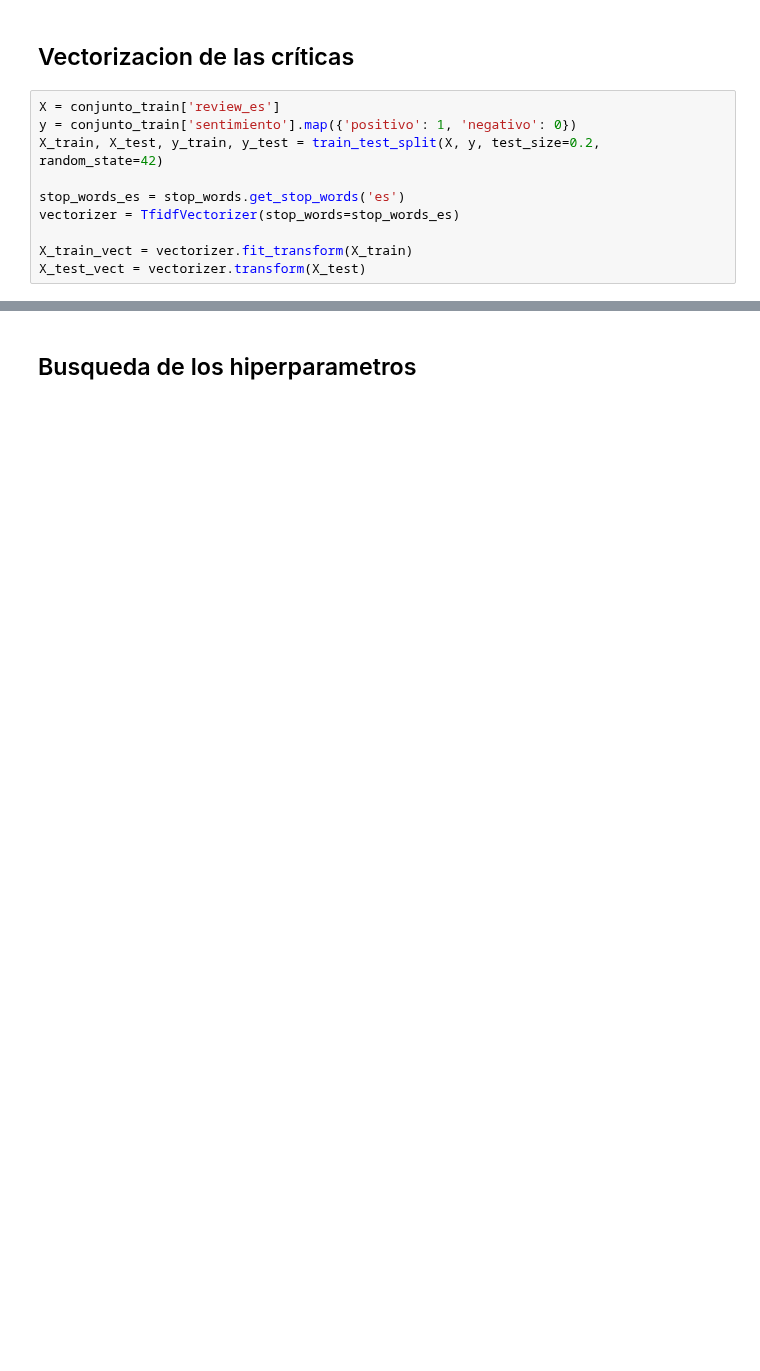
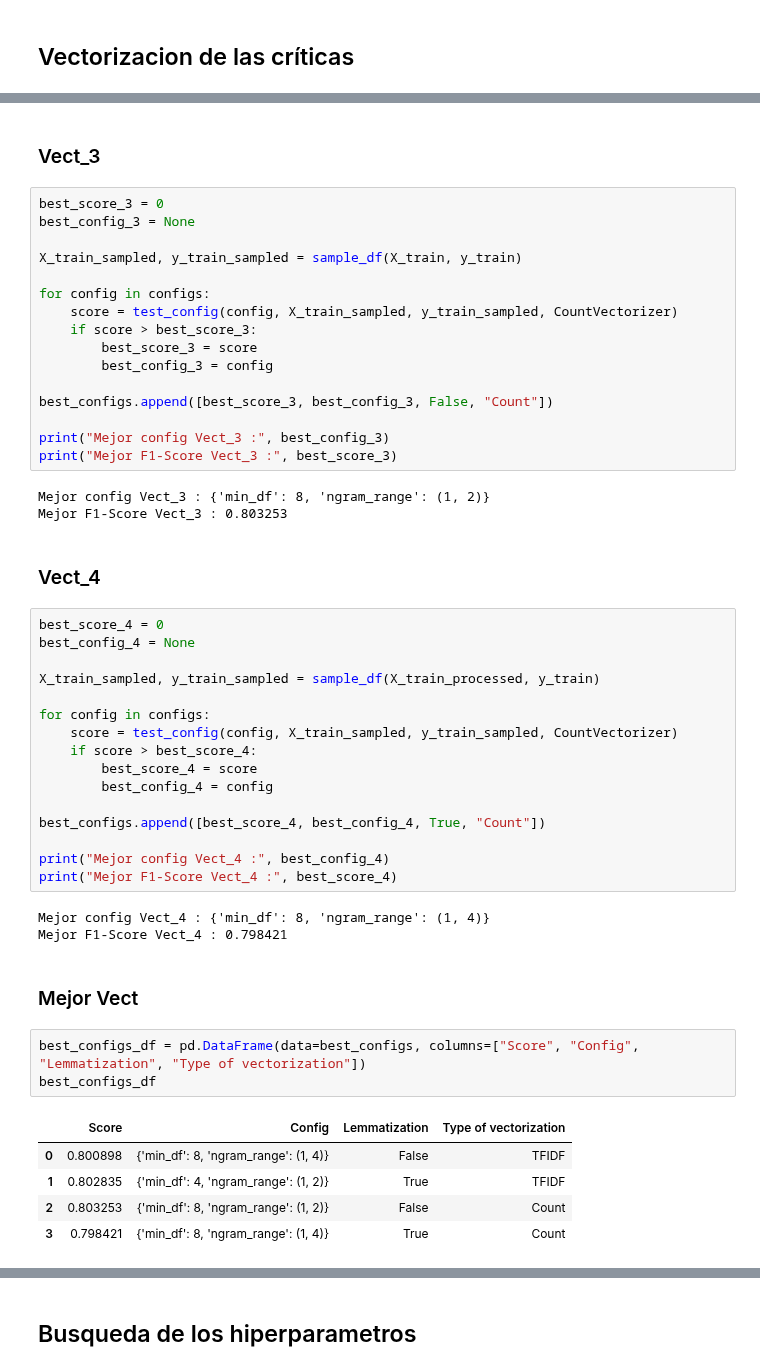
Before and after one commit to AlanRichmond/7506R-1C2024-GRUPO10, a Jupyter notebook: TP2/7506R_TP2_GRUPO10_CHPX_ENTREGA.ipynb, the cells around one changed output, grey strips where cells are left out. Drawn from its saved outputs; the diff is of its cells as text; blank space fills up the shorter version.

```diff
--- a/TP2/7506R_TP2_GRUPO10_CHPX_ENTREGA.ipynb
+++ b/TP2/7506R_TP2_GRUPO10_CHPX_ENTREGA.ipynb
@@ -320,12 +341,2 @@ joblib.dump(best_nb_model, f'Modelos/bn_model_{current_date}.joblib')
 # %% [markdown]
 ## Vectorizacion de las críticas
-# %%
-X = conjunto_train['review_es']
-y = conjunto_train['sentimiento'].map({'positivo': 1, 'negativo': 0})
-X_train, X_test, y_train, y_test = train_test_split(X, y, test_size=0.2, random_state=42)
-
-stop_words_es = stop_words.get_stop_words('es')
-vectorizer = TfidfVectorizer(stop_words=stop_words_es)
-
-X_train_vect = vectorizer.fit_transform(X_train)
-X_test_vect = vectorizer.transform(X_test)
@@ -331,0 +450,53 @@ X_test_vect = vectorizer.transform(X_test)
+# %% [markdown]
+### Vect_3
+# %%
+best_score_3 = 0
+best_config_3 = None
+
+X_train_sampled, y_train_sampled = sample_df(X_train, y_train)
+
+for config in configs:
+    score = test_config(config, X_train_sampled, y_train_sampled, CountVectorizer)
+    if score > best_score_3:
+        best_score_3 = score
+        best_config_3 = config
+
+best_configs.append([best_score_3, best_config_3, False, "Count"])
+
+print("Mejor config Vect_3 :", best_config_3)
+print("Mejor F1-Score Vect_3 :", best_score_3)
+# %% [output]
+Mejor config Vect_3 : {'min_df': 8, 'ngram_range': (1, 2)}
+Mejor F1-Score Vect_3 : 0.803253
+# %% [markdown]
+### Vect_4
+# %%
+best_score_4 = 0
+best_config_4 = None
+
+X_train_sampled, y_train_sampled = sample_df(X_train_processed, y_train)
+
+for config in configs:
+    score = test_config(config, X_train_sampled, y_train_sampled, CountVectorizer)
+    if score > best_score_4:
+        best_score_4 = score
+        best_config_4 = config
+
+best_configs.append([best_score_4, best_config_4, True, "Count"])
+
+print("Mejor config Vect_4 :", best_config_4)
+print("Mejor F1-Score Vect_4 :", best_score_4)
+# %% [output]
+Mejor config Vect_4 : {'min_df': 8, 'ngram_range': (1, 4)}
+Mejor F1-Score Vect_4 : 0.798421
+# %% [markdown]
+### Mejor Vect
+# %%
+best_configs_df = pd.DataFrame(data=best_configs, columns=["Score", "Config", "Lemmatization", "Type of vectorization"])
+best_configs_df
+# %% [output]
+|  | Score | Config | Lemmatization | Type of vectorization |
+| 0 | 0.800898 | {'min_df': 8, 'ngram_range': (1, 4)} | False | TFIDF |
+| 1 | 0.802835 | {'min_df': 4, 'ngram_range': (1, 2)} | True | TFIDF |
+| 2 | 0.803253 | {'min_df': 8, 'ngram_range': (1, 2)} | False | Count |
+| 3 | 0.798421 | {'min_df': 8, 'ngram_range': (1, 4)} | True | Count |
```
Also changed, not shown: parts of 24 cells of this notebook, 3 other files.
